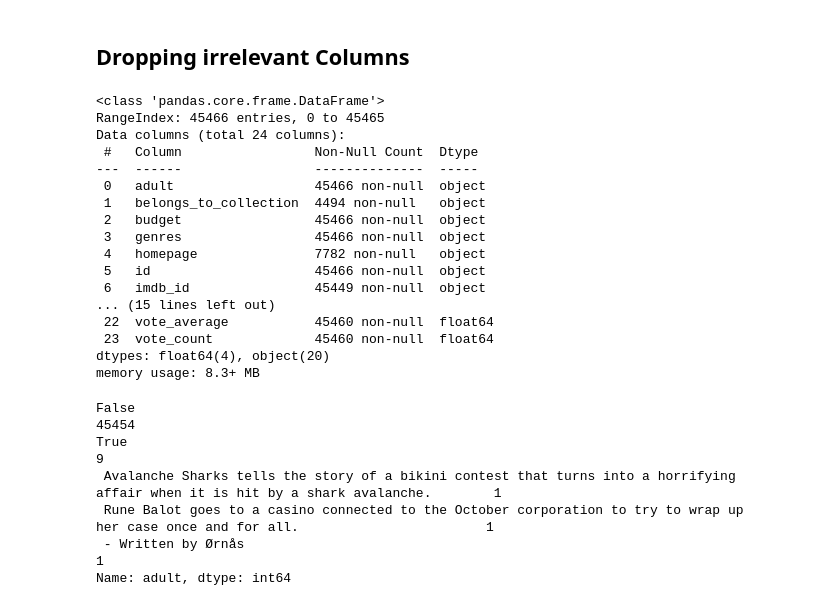
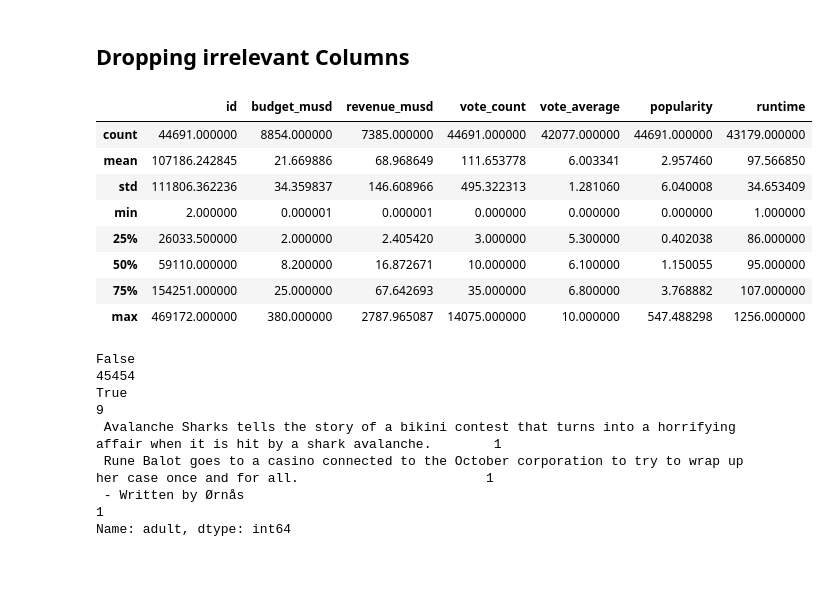
Before and after one commit to IsaacAderogba/pandas-exercises, a Jupyter notebook: project03-data-cleaning/Project_03_Cleaning_Data_Movies.ipynb, the cells around one changed output. Drawn from its saved outputs; the diff is of its cells as text; code cells hidden in the pictures; blank space fills up the shorter version.

Commit message:
Render header and summary info

```diff
--- a/project03-data-cleaning/Project_03_Cleaning_Data_Movies.ipynb
+++ b/project03-data-cleaning/Project_03_Cleaning_Data_Movies.ipynb
@@ -58,25 +58,17 @@ df.belongs_to_collection[0] # so also not great
 ## Dropping irrelevant Columns
 # %%
 # should always see what we can get rid of (trying to decide what's important or not)
-df.info()
+df.describe()
 # %% [output]
-<class 'pandas.core.frame.DataFrame'>
-RangeIndex: 45466 entries, 0 to 45465
-Data columns (total 24 columns):
- #   Column                 Non-Null Count  Dtype
----  ------                 --------------  -----
- 0   adult                  45466 non-null  object
- 1   belongs_to_collection  4494 non-null   object
- 2   budget                 45466 non-null  object
- 3   genres                 45466 non-null  object
- 4   homepage               7782 non-null   object
- 5   id                     45466 non-null  object
- 6   imdb_id                45449 non-null  object
-... (15 lines left out)
- 22  vote_average           45460 non-null  float64
- 23  vote_count             45460 non-null  float64
-dtypes: float64(4), object(20)
-memory usage: 8.3+ MB
+|  | id | budget_musd | revenue_musd | vote_count | vote_average | popularity | runtime |
+| count | 44691.000000 | 8854.000000 | 7385.000000 | 44691.000000 | 42077.000000 | 44691.000000 | 43179.000000 |
+| mean | 107186.242845 | 21.669886 | 68.968649 | 111.653778 | 6.003341 | 2.957460 | 97.566850 |
+| std | 111806.362236 | 34.359837 | 146.608966 | 495.322313 | 1.281060 | 6.040008 | 34.653409 |
+| min | 2.000000 | 0.000001 | 0.000001 | 0.000000 | 0.000000 | 0.000000 | 1.000000 |
+| 25% | 26033.500000 | 2.000000 | 2.405420 | 3.000000 | 5.300000 | 0.402038 | 86.000000 |
+| 50% | 59110.000000 | 8.200000 | 16.872671 | 10.000000 | 6.100000 | 1.150055 | 95.000000 |
+| 75% | 154251.000000 | 25.000000 | 67.642693 | 35.000000 | 6.800000 | 3.768882 | 107.000000 |
+| max | 469172.000000 | 380.000000 | 2787.965087 | 14075.000000 | 10.000000 | 547.488298 | 1256.000000 |
 # %%
 df.adult.value_counts() # mass majority are non adult anyway, so uhh, maybe it should go
 # %% [output]
```
Also changed, not shown: parts of 10 cells of this notebook, 1 other file.
